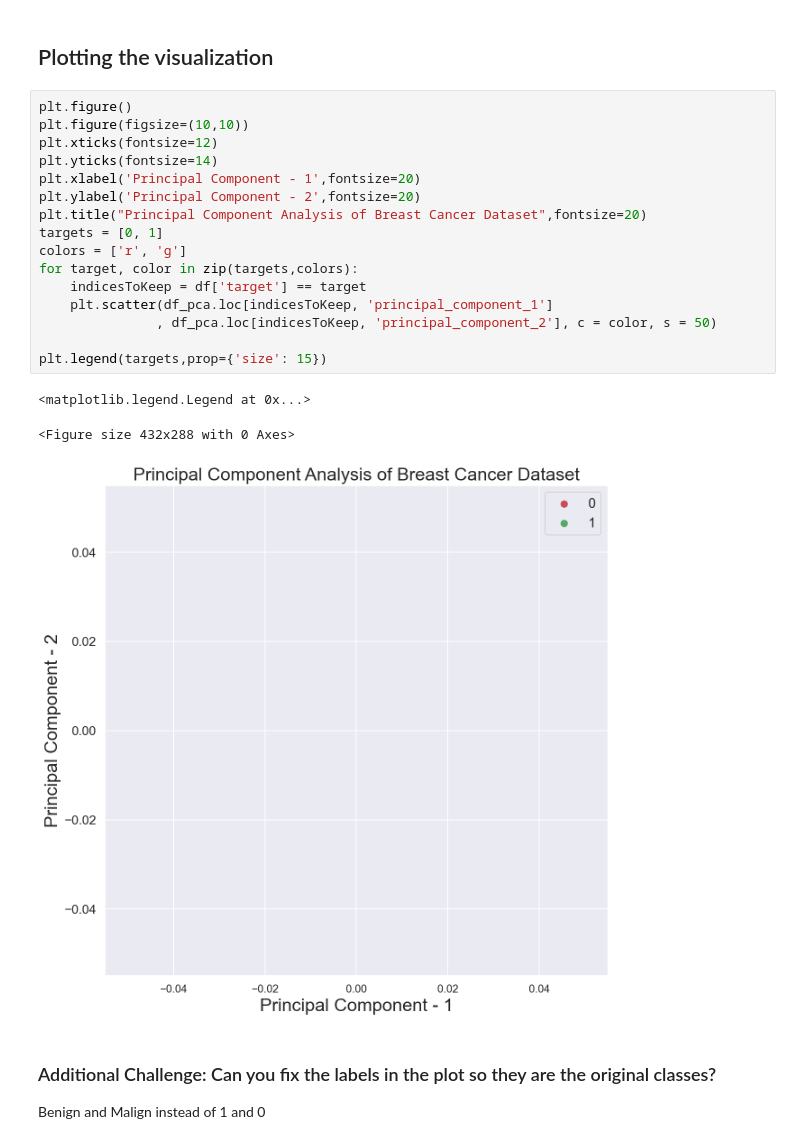
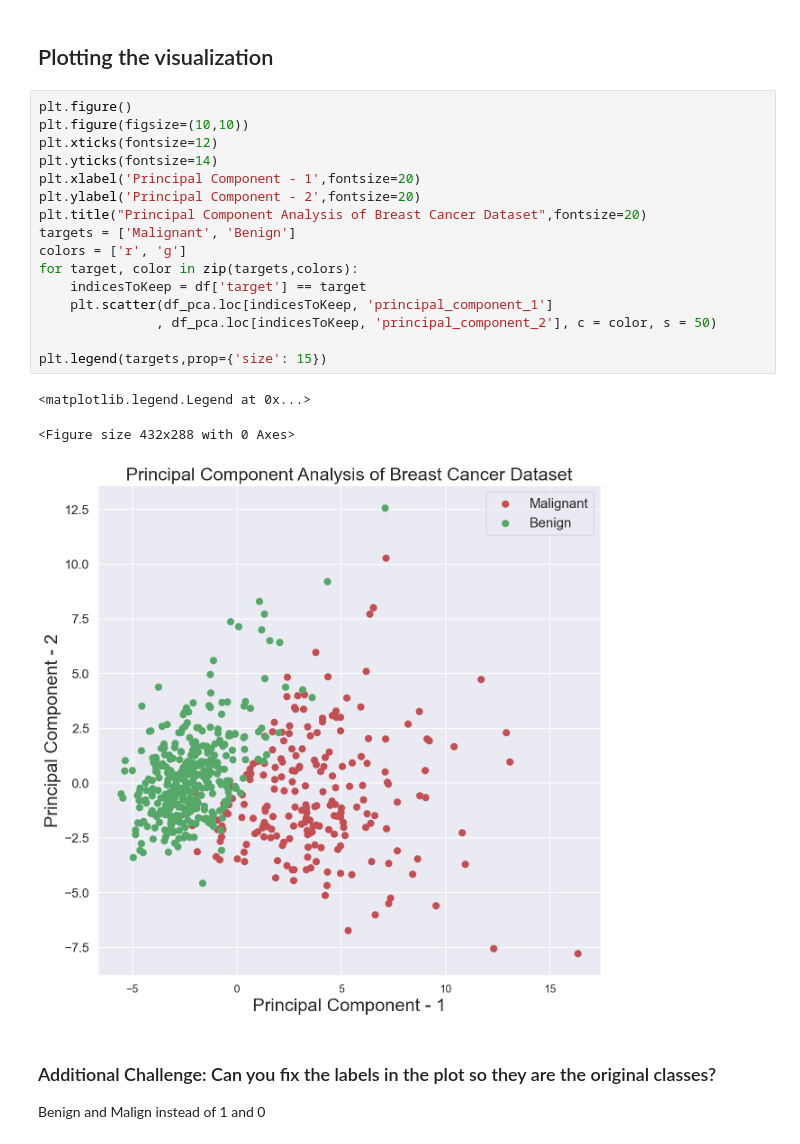
Before and after one commit to lorenzodemiri/Exercise_Strive, a Jupyter notebook: ai-f20-m3/d3_pca/03_Breast_Cancer_PCA.ipynb, the cells around one changed output. Drawn from its saved outputs; the diff is of its cells as text.

Commit message:
graph updated

```diff
--- a/ai-f20-m3/d3_pca/03_Breast_Cancer_PCA.ipynb
+++ b/ai-f20-m3/d3_pca/03_Breast_Cancer_PCA.ipynb
@@ -215,23 +215,23 @@ From the above output, you can observe that the principal component 1 holds **44
 # %%
 plt.figure()
 plt.figure(figsize=(10,10))
 plt.xticks(fontsize=12)
 plt.yticks(fontsize=14)
 plt.xlabel('Principal Component - 1',fontsize=20)
 plt.ylabel('Principal Component - 2',fontsize=20)
 plt.title("Principal Component Analysis of Breast Cancer Dataset",fontsize=20)
-targets = [0, 1]
+targets = ['Malignant', 'Benign']
 colors = ['r', 'g']
 for target, color in zip(targets,colors):
     indicesToKeep = df['target'] == target
     plt.scatter(df_pca.loc[indicesToKeep, 'principal_component_1']
                , df_pca.loc[indicesToKeep, 'principal_component_2'], c = color, s = 50)
 
 plt.legend(targets,prop={'size': 15})
 # %% [output]
 <matplotlib.legend.Legend at 0x...>
 <Figure size 432x288 with 0 Axes>
-[figure, old version]
+[figure, new version]
 # %% [markdown]
 ### Additional Challenge: Can you fix the labels in the plot so they are the original classes?
 Benign and Malign instead of 1 and 0
```
